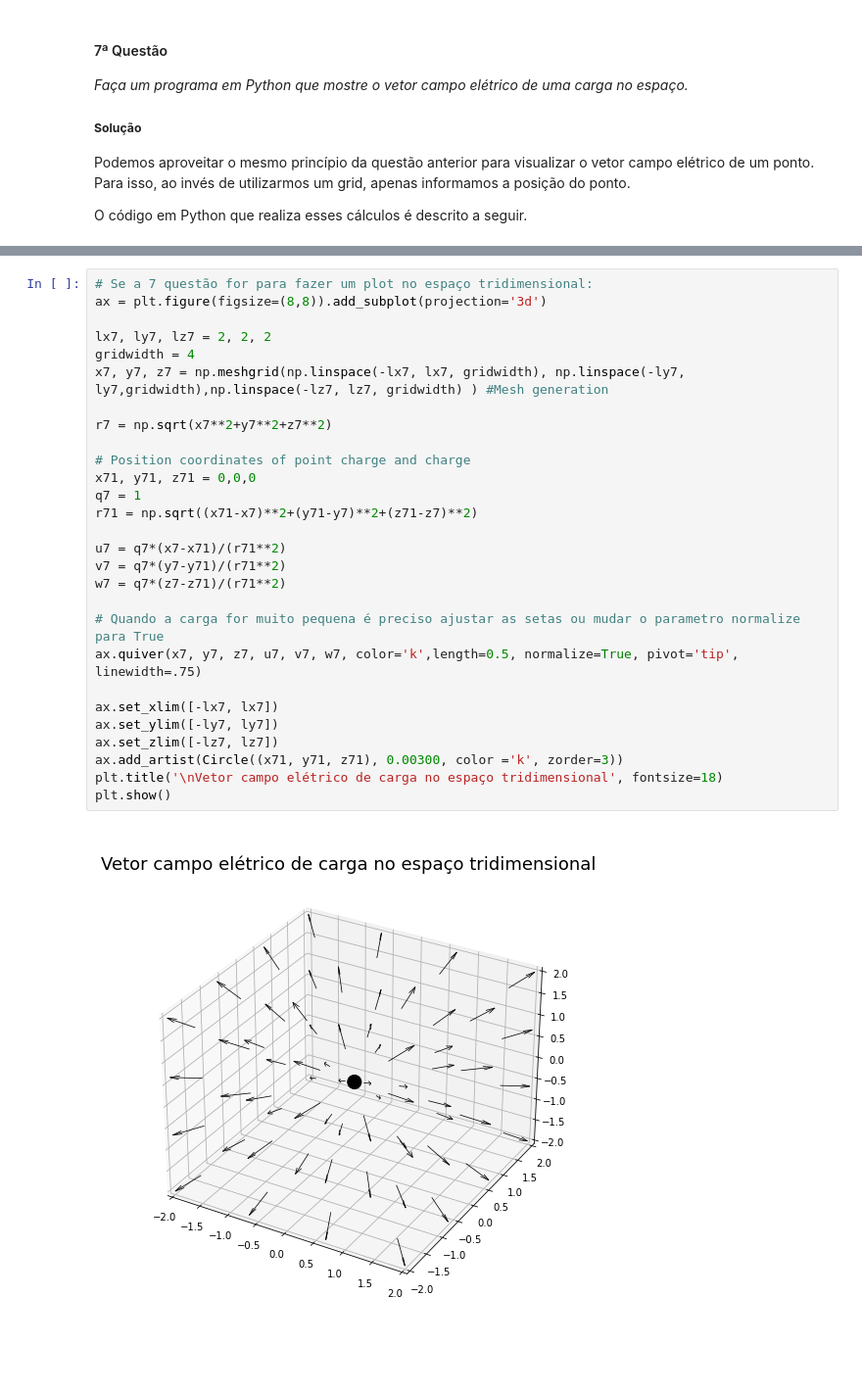
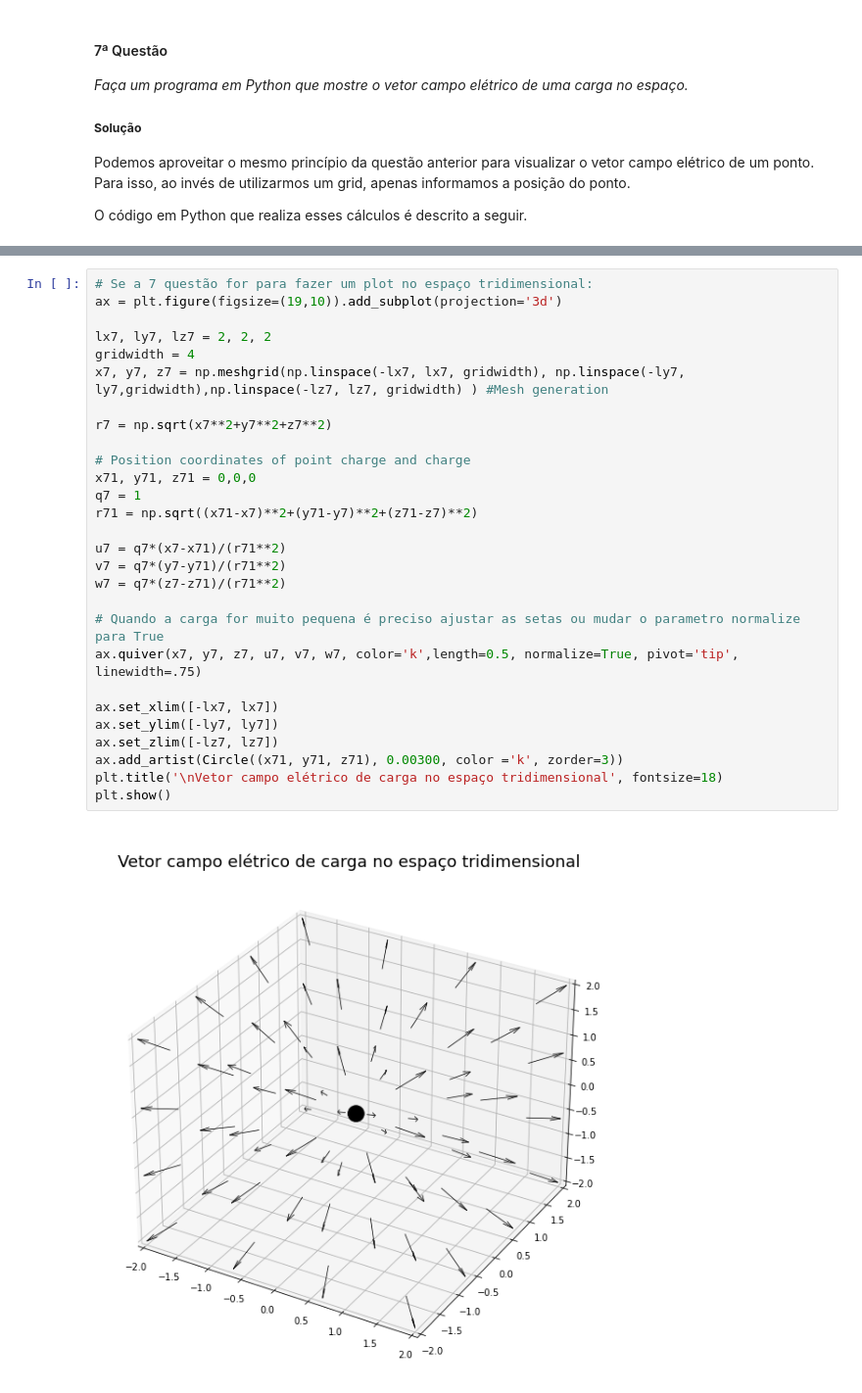
Before and after one commit to samicoluiz/physics_project, a Jupyter notebook: campo_eletrico.ipynb, the cells around one changed output, grey strips where cells are left out. Shown at 98% size. Drawn from its saved outputs; the diff is of its cells as text; blank space fills up the shorter version.

```diff
--- a/campo_eletrico.ipynb
+++ b/campo_eletrico.ipynb
@@ -605,30 +605,30 @@ plt.show()
 # %%
 # Se a 7 questão for para fazer um plot no espaço tridimensional:
-ax = plt.figure(figsize=(8,8)).add_subplot(projection='3d')
+ax = plt.figure(figsize=(19,10)).add_subplot(projection='3d')
 
 lx7, ly7, lz7 = 2, 2, 2
 gridwidth = 4
 x7, y7, z7 = np.meshgrid(np.linspace(-lx7, lx7, gridwidth), np.linspace(-ly7, ly7,gridwidth),np.linspace(-lz7, lz7, gridwidth) ) #Mesh generation
 
 r7 = np.sqrt(x7**2+y7**2+z7**2)
 
 # Position coordinates of point charge and charge
 x71, y71, z71 = 0,0,0
 q7 = 1
 r71 = np.sqrt((x71-x7)**2+(y71-y7)**2+(z71-z7)**2)
 
 u7 = q7*(x7-x71)/(r71**2)
 v7 = q7*(y7-y71)/(r71**2)
 w7 = q7*(z7-z71)/(r71**2)
 
 # Quando a carga for muito pequena é preciso ajustar as setas ou mudar o parametro normalize para True
 ax.quiver(x7, y7, z7, u7, v7, w7, color='k',length=0.5, normalize=True, pivot='tip', linewidth=.75)
 
 ax.set_xlim([-lx7, lx7])
 ax.set_ylim([-ly7, ly7])
 ax.set_zlim([-lz7, lz7])
 ax.add_artist(Circle((x71, y71, z71), 0.00300, color ='k', zorder=3))
 plt.title('\nVetor campo elétrico de carga no espaço tridimensional', fontsize=18)
 plt.show()
 # %% [output]
-[figure, old version]
+[figure, new version]
```
Also changed, not shown: parts of 1 cell of this notebook.
